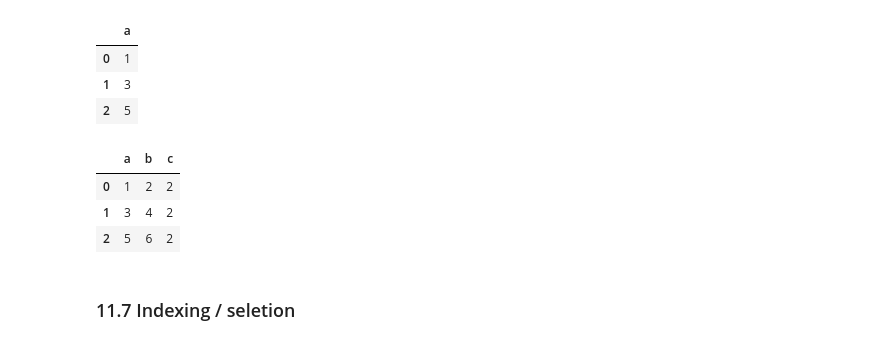
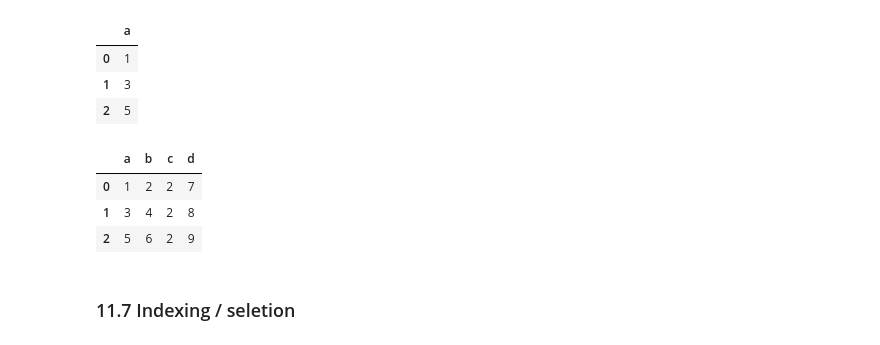
Before and after one commit to jaspergass/Jasper-Week1---Intro-to-Python, a Jupyter notebook: Introduction_to_Python.ipynb, the cells around one changed output. Saved outputs shown, nothing was run; the diff lists cells and outputs as text; code cells hidden in the pictures.

```diff
--- a/Introduction_to_Python.ipynb
+++ b/Introduction_to_Python.ipynb
@@ -1351,12 +1419,16 @@ df
 # %%
 df = pd.DataFrame([[1,2],[3,4],[5,6]], columns=['a','b'])
 df['c']='2'   #add new column c and fill with 2
 df
+
+#In this example I made a new row with all unique items
+df['d']=[7,8,9]
+df
 # %% [output]
-|  | a | b | c |
-| 0 | 1 | 2 | 2 |
-| 1 | 3 | 4 | 2 |
-| 2 | 5 | 6 | 2 |
+|  | a | b | c | d |
+| 0 | 1 | 2 | 2 | 7 |
+| 1 | 3 | 4 | 2 | 8 |
+| 2 | 5 | 6 | 2 | 9 |
 # %% [markdown]
 ### 11.7 Indexing / seletion
 # %% [markdown]
```
Also changed, not shown: parts of 33 cells of this notebook.
